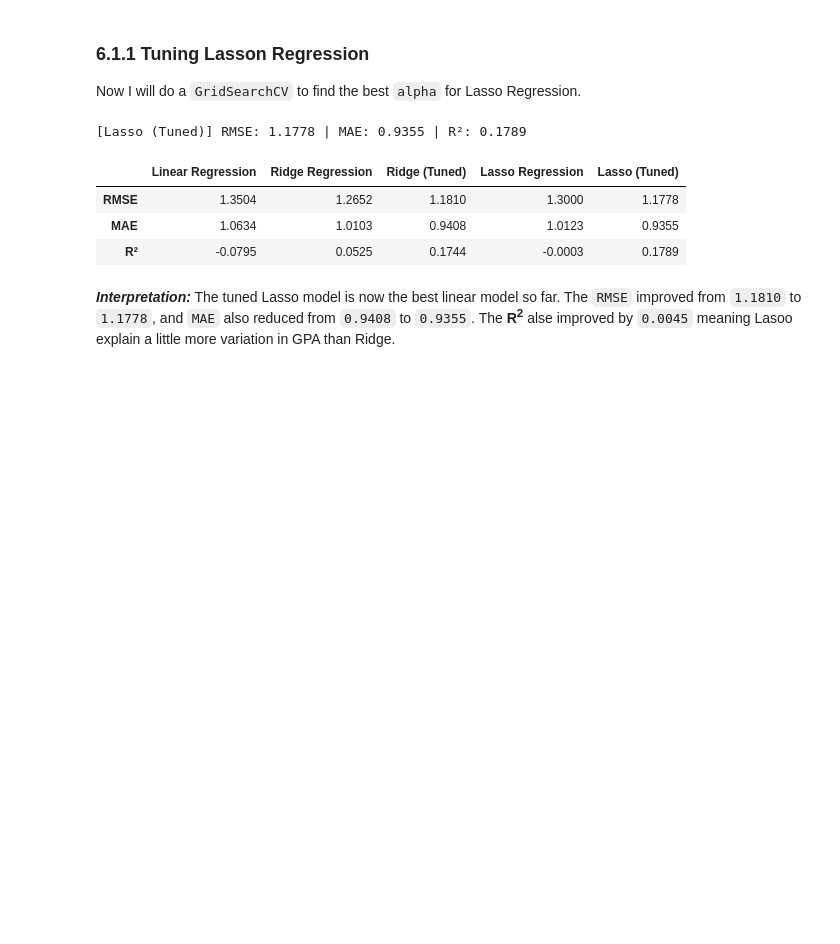
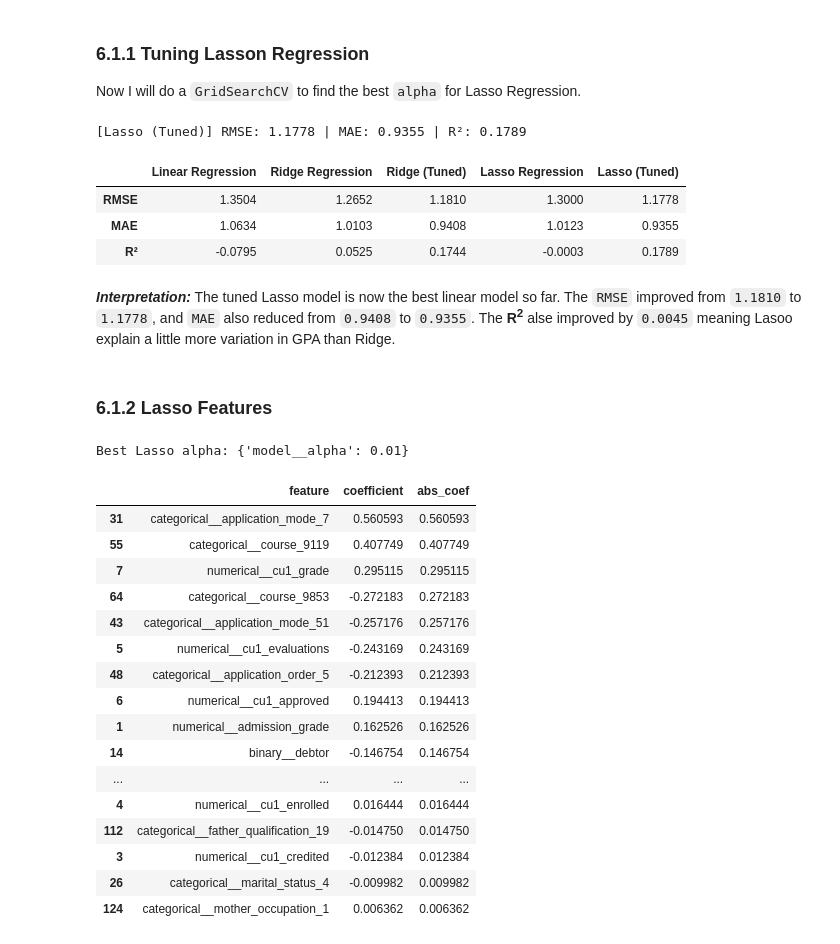
Before and after one commit to weslylaboy/student-outcome-predictor, a Jupyter notebook: notebooks/04_regression_model.ipynb, the cells around one changed output. Cells and saved outputs as stored; diff of their text form; code cells hidden in the pictures; blank space fills up the shorter version.

```diff
--- a/notebooks/04_regression_model.ipynb
+++ b/notebooks/04_regression_model.ipynb
@@ -483,3 +484,35 @@ pd.DataFrame(results)
 | R² | -0.0795 | 0.0525 | 0.1744 | -0.0003 | 0.1789 |
 # %% [markdown]
 ***Interpretation:*** The tuned Lasso model is now the best linear model so far. The `RMSE` improved from `1.1810` to `1.1778`, and `MAE` also reduced from `0.9408` to `0.9355`. The **R<sup>2</sup>** alse improved by `0.0045` meaning Lasoo explain a little more variation in GPA than Ridge.
+# %% [markdown]
+### 6.1.2 Lasso Features
+# %%
+
+print(f"\nBest Lasso alpha: {lasso_search.best_params_}")
+
+feature_names = lasso_best.named_steps['preprocessor'].get_feature_names_out()
+# print(feature_names)
+
+lasso_coefs = lasso_best.named_steps['model'].coef_
+
+selected = coef_df[coef_df['coefficient'] != 0]
+selected
+# %% [output]
+Best Lasso alpha: {'model__alpha': 0.01}
+|  | feature | coefficient | abs_coef |
+| 31 | categorical__application_mode_7 | 0.560593 | 0.560593 |
+| 55 | categorical__course_9119 | 0.407749 | 0.407749 |
+| 7 | numerical__cu1_grade | 0.295115 | 0.295115 |
+| 64 | categorical__course_9853 | -0.272183 | 0.272183 |
+| 43 | categorical__application_mode_51 | -0.257176 | 0.257176 |
+| 5 | numerical__cu1_evaluations | -0.243169 | 0.243169 |
+| 48 | categorical__application_order_5 | -0.212393 | 0.212393 |
+| 6 | numerical__cu1_approved | 0.194413 | 0.194413 |
+| 1 | numerical__admission_grade | 0.162526 | 0.162526 |
+| 14 | binary__debtor | -0.146754 | 0.146754 |
+| ... | ... | ... | ... |
+| 4 | numerical__cu1_enrolled | 0.016444 | 0.016444 |
+| 112 | categorical__father_qualification_19 | -0.014750 | 0.014750 |
+| 3 | numerical__cu1_credited | -0.012384 | 0.012384 |
+| 26 | categorical__marital_status_4 | -0.009982 | 0.009982 |
+| 124 | categorical__mother_occupation_1 | 0.006362 | 0.006362 |
```
Also changed, not shown: parts of 8 cells of this notebook.
